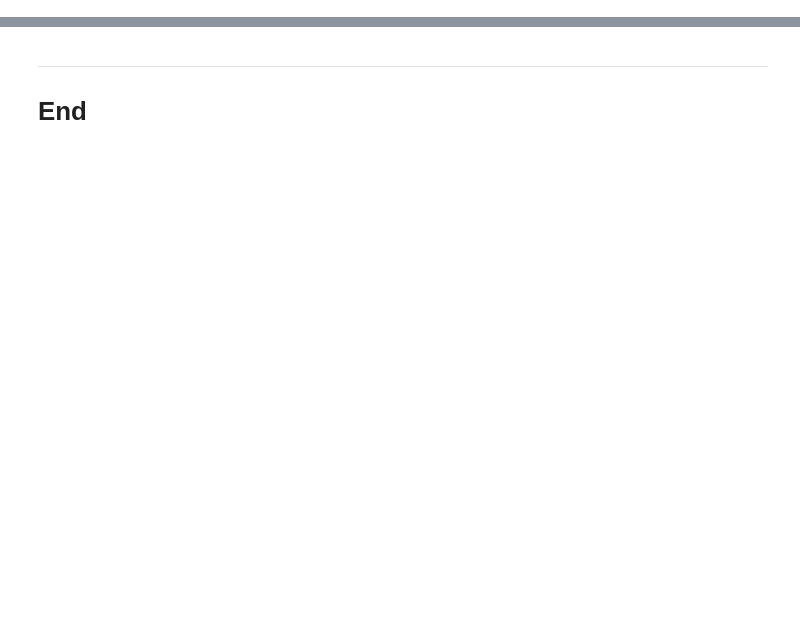
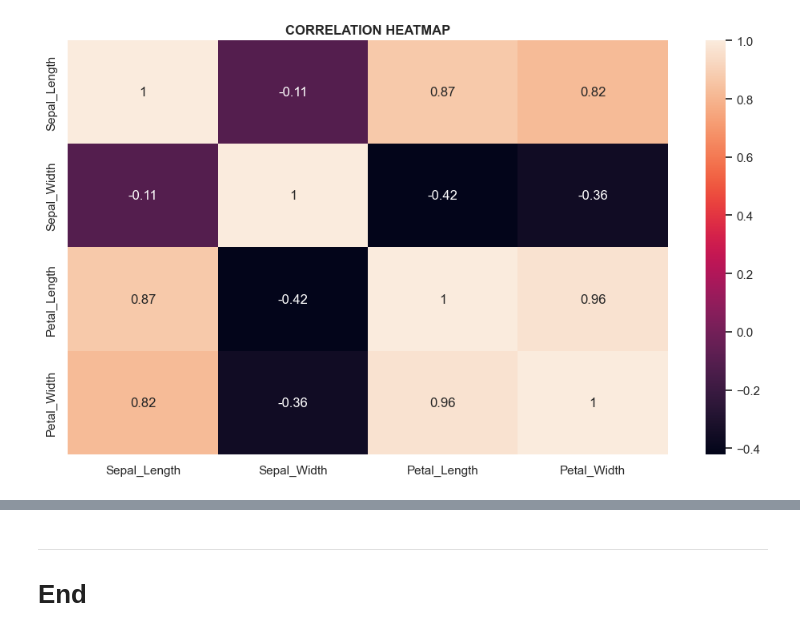
Before and after one commit to damienfarrell/fund-data, a Jupyter notebook: project.ipynb, the cells around one changed output, grey strips where cells are left out. Cells and saved outputs as stored; diff of their text form; code cells hidden in the pictures; blank space fills up the shorter version.

```diff
--- a/project.ipynb
+++ b/project.ipynb
@@ -47,0 +205,8 @@ df = pd.read_csv(url_name, header=None, names=column_headers)
+# %%
+df_corr = df[["Sepal_Length", "Sepal_Width", "Petal_Length", "Petal_Width"]].corr()
+plt.figure(figsize=(10, 6))
+sns.heatmap(df_corr, annot=True)
+plt.title("CORRELATION HEATMAP", fontweight="bold")
+plt.tight_layout()
+# %% [output]
+[figure, added]
```
Also changed, not shown: parts of 28 cells of this notebook, 1 other file.
